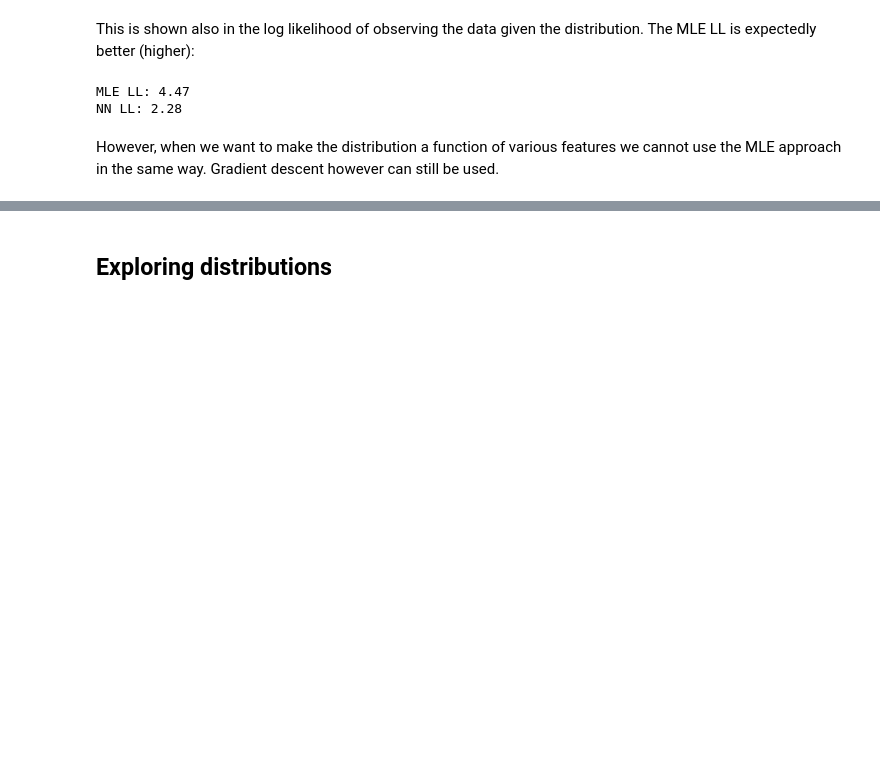
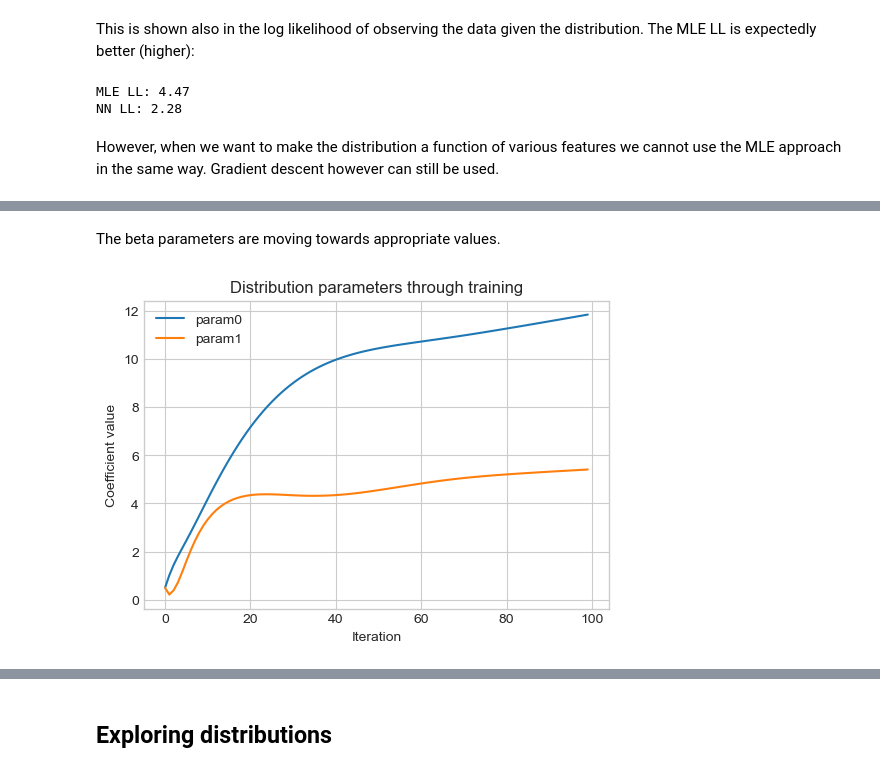
Before and after one commit to stanton119/data-analysis, a Jupyter notebook: neural_networks/unfinished-dirichlet_distributions/exploration.ipynb, the cells around one changed output, grey strips where cells are left out. Saved outputs shown, nothing was run; the diff lists cells and outputs as text; code cells hidden in the pictures; blank space fills up the shorter version.

```diff
--- a/neural_networks/unfinished-dirichlet_distributions/exploration.ipynb
+++ b/neural_networks/unfinished-dirichlet_distributions/exploration.ipynb
@@ -305,0 +550,3 @@ TODO:
+# %%
+torch.manual_seed(1)
+model = BetaModelSample(learning_rate=1e0)
@@ -305,0 +558,4 @@ TODO:
+# %%
+# fit network
+trainer = pl.Trainer(max_epochs=100, accelerator="cpu")
+trainer.fit(model, dataloader_train)
@@ -305,0 +578,13 @@ TODO:
+# %% [markdown]
+The beta parameters are moving towards appropriate values.
+# %%
+beta_params_log = np.array(model.beta_params_log)
+
+fig, ax = plt.subplots(figsize=(6, 4))
+ax.plot(beta_params_log[:, 0], label="param0")
+ax.plot(beta_params_log[:, 1], label="param1")
+ax.legend()
+ax.set(xlabel="Iteration", ylabel="Coefficient value", title='Distribution parameters through training')
+fig.show()
+# %% [output]
+[figure, added]
```
Also changed, not shown: parts of 24 cells of this notebook.
